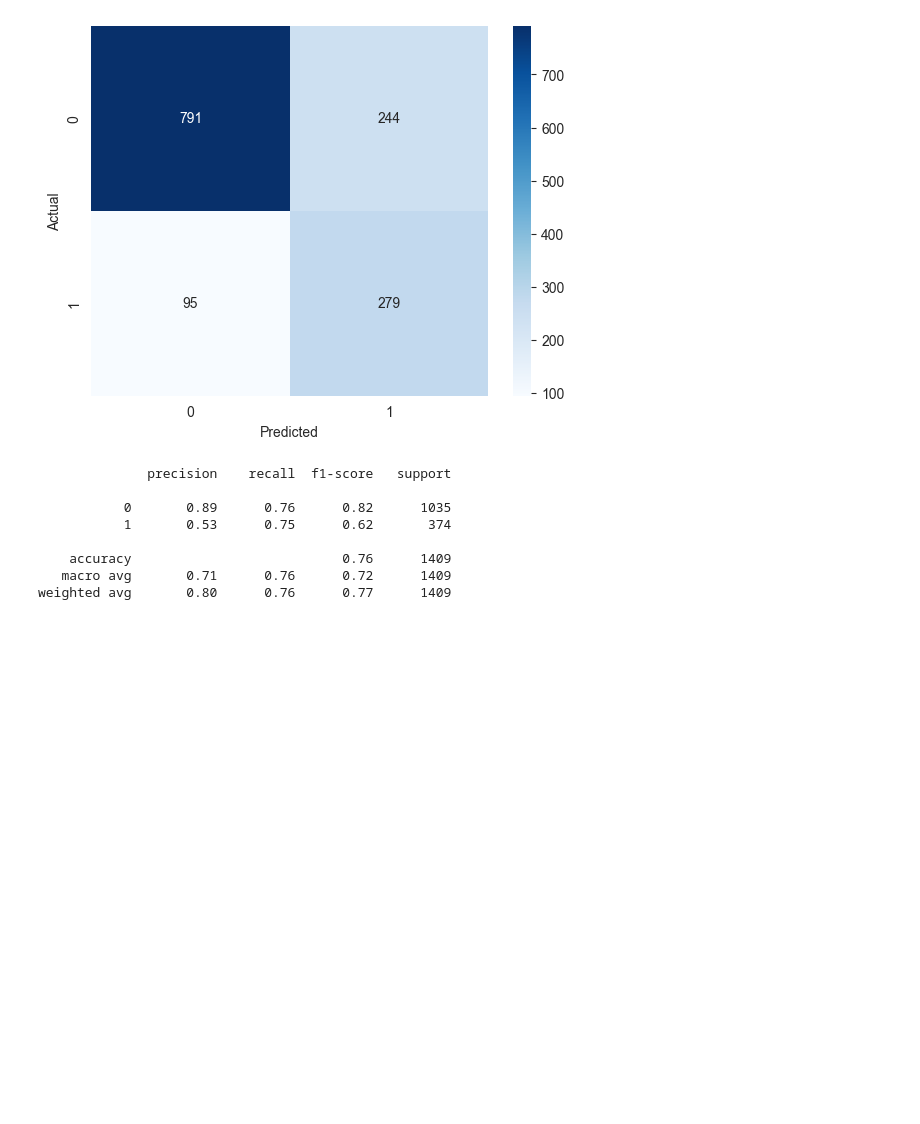
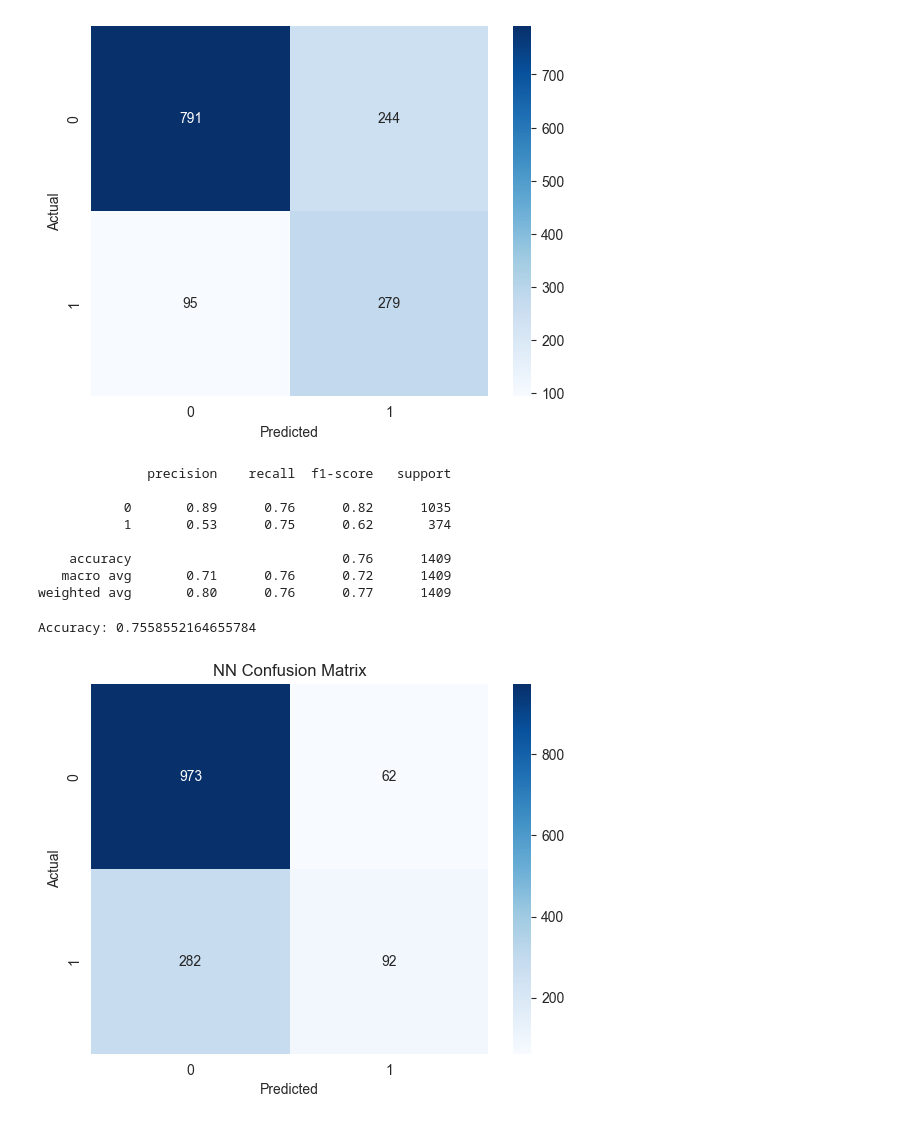
Before and after one commit to Sahan1644/ML-Churn, a Jupyter notebook: notebooks/04 Neural Network Model.ipynb, the cells around one changed output. Cells and saved outputs as stored; diff of their text form; code cells hidden in the pictures; blank space fills up the shorter version.

```diff
--- a/notebooks/04 Neural Network Model.ipynb
+++ b/notebooks/04 Neural Network Model.ipynb
@@ -98,3 +98,82 @@ Test accuracy: 0.759403832505323
     accuracy                           0.76      1409
    macro avg       0.71      0.76      0.72      1409
 weighted avg       0.80      0.76      0.77      1409
+# %%
+# %% [markdown]
+# # Neural Network Classifier
+# Using SciKeras wrapper for Keras NN to integrate with scikit-learn.
+
+# %%
+import pandas as pd
+from sklearn.model_selection import train_test_split
+from sklearn.metrics import accuracy_score, confusion_matrix, classification_report
+from sklearn.preprocessing import StandardScaler, OneHotEncoder
+from sklearn.compose import ColumnTransformer
+from scikeras.wrappers import KerasClassifier
+from tensorflow.keras.models import Sequential
+from tensorflow.keras.layers import Dense, Dropout
+from sklearn.model_selection import RandomizedSearchCV
+from imblearn.over_sampling import SMOTE
+import joblib
+import numpy as np
+import seaborn as sns
+import matplotlib.pyplot as plt
+
+# %%
+# Load dataset
+df = pd.read_csv(r"C:\Users\USER\PycharmProjects\ML\data\Telco-Customer-Churn.csv")
+X = df.drop(columns=['customerID', 'Churn'])
+y = df['Churn'].map({'Yes':1, 'No':0})
+
+# Train-test split
+X_train, X_test, y_train, y_test = train_test_split(X, y, test_size=0.2, stratify=y, random_state=42)
+
+# %%
+# Load preprocessor
+preprocessor = joblib.load("preprocessor.pkl")
+X_train_pre = preprocessor.transform(X_train)
+X_test_pre = preprocessor.transform(X_test)
+
+# %%
+# Handle class imbalance
+sm = SMOTE(random_state=42)
+X_train_res, y_train_res = sm.fit_resample(X_train_pre, y_train)
+
+# %%
+# Define NN builder function
+def build_nn(hidden_units=16, dropout_rate=0.2):
+    model = Sequential()
+    model.add(Dense(hidden_units, input_dim=X_train_res.shape[1], activation='relu'))
+    model.add(Dropout(dropout_rate))
+    model.add(Dense(hidden_units, activation='relu'))
+    model.add(Dropout(dropout_rate))
+    model.add(Dense(1, activation='sigmoid'))
+    model.compile(loss='binary_crossentropy', optimizer='adam', metrics=['accuracy'])
+    return model
+
+# Wrap with SciKeras
+keras_clf = KerasClassifier(model=build_nn, hidden_units=16, dropout_rate=0.2, epochs=30, batch_size=32, verbose=0)
+
+# %%
+# Train NN
+keras_clf.fit(X_train_res, y_train_res)
+
+# Save model
+joblib.dump(keras_clf, "nn_model.pkl")
+
+# %%
+# Evaluate NN
+y_pred_nn = keras_clf.predict(X_test_pre)
+print("Accuracy:", accuracy_score(y_test, y_pred_nn))
+
+cm = confusion_matrix(y_test, y_pred_nn)
+sns.heatmap(cm, annot=True, fmt='d', cmap='Blues')
+plt.xlabel("Predicted")
+plt.ylabel("Actual")
+plt.title("NN Confusion Matrix")
+plt.show()
+
+print("Classification Report:\n", classification_report(y_test, y_pred_nn))
+# %% [output]
+Accuracy: 0.7558552164655784
+[figure, added]
```
Also changed, not shown: parts of 1 cell of this notebook.
